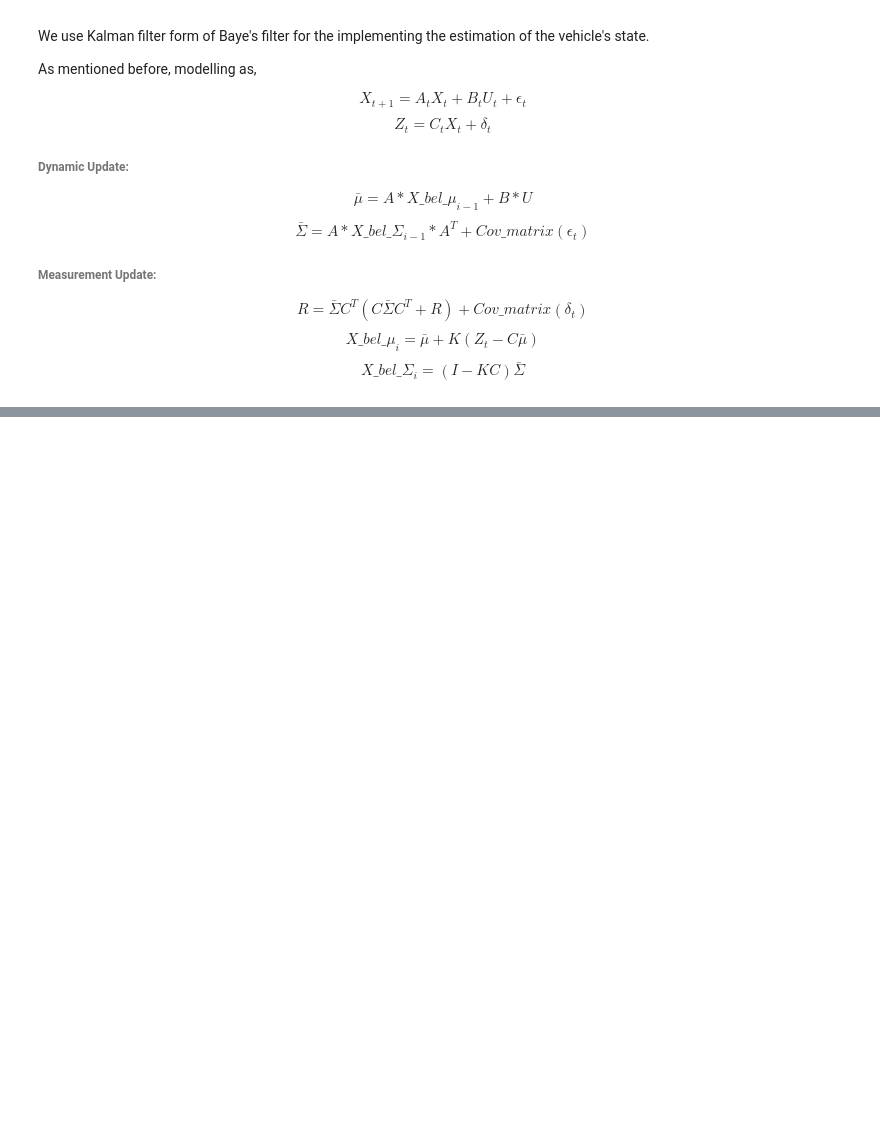
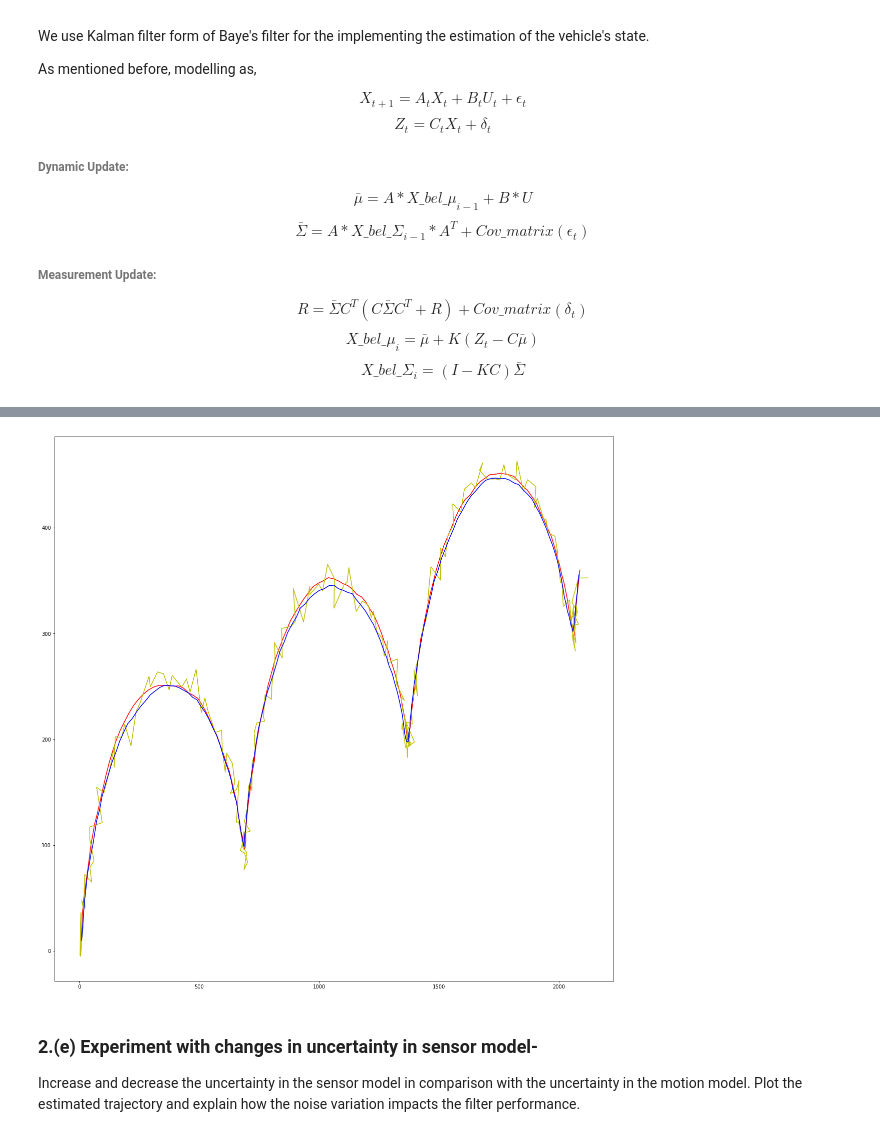
Before and after one commit to TheRealXster/COL864-Assgn1, a Jupyter notebook: A1_Q2.ipynb, the cells around one changed output, grey strips where cells are left out. Saved outputs shown, nothing was run; the diff lists cells and outputs as text; code cells hidden in the pictures; blank space fills up the shorter version.

```diff
--- a/A1_Q2.ipynb
+++ b/A1_Q2.ipynb
@@ -137,8 +138,8 @@ def state_estimation(U , X , X_obs , params):
     for i in range(1,T):
         X_belief_meu[i,:],X_belief_cov[i,:] = Kalman_Filter(X_belief_meu[i-1,:],
                                                             X_belief_cov[i-1,:],
-                                                            U,X_obs[i-1],params)
+                                                            U[i-1,:],X_obs[i-1],params)
 
     return (X_belief_meu,X_belief_cov)
 
-X_pred_meu,X_pred_var = state_estimation(del_xy , X , X_obs , params)
+X_pred_meu,X_pred_cov = state_estimation(del_xy , X , X_obs , params)
@@ -167,0 +182,23 @@ multiplotter(X,X_obs,X_pred)
+# %%
+def sin_cos_init():
+    sinusoid_producers = 0.1*np.arange(T)
+    del_xy = np.hstack((np.sin(sinusoid_producers).reshape(-1,1),np.cos(sinusoid_producers).reshape(-1,1)))
+    return del_xy
+
+
+params = parameters(200)
+A,B,meu_q,cov_q,C,meu_r,cov_r,T = params
+
+del_xy = sin_cos_init()
+X_init = np.array([10,10,1,1])
+
+X,X_obs = time_series(del_xy,X_init,params)
+X_pred_meu,X_pred_cov = state_estimation(del_xy , X , X_obs , params)
+multiplotter(X,X_obs,X_pred_meu)
+#uncertain_ellipse(X,X_obs,X_pred_meu,X_pred_var)
+plt.show()
+# %% [output]
+[figure, added]
+# %% [markdown]
+### 2.(e) Experiment with changes in uncertainty in sensor model-
+Increase and decrease the uncertainty in the sensor model in comparison with the uncertainty in the motion model. Plot the estimated trajectory and explain how the noise variation impacts the filter performance.
```
Also changed, not shown: parts of 14 cells of this notebook.
